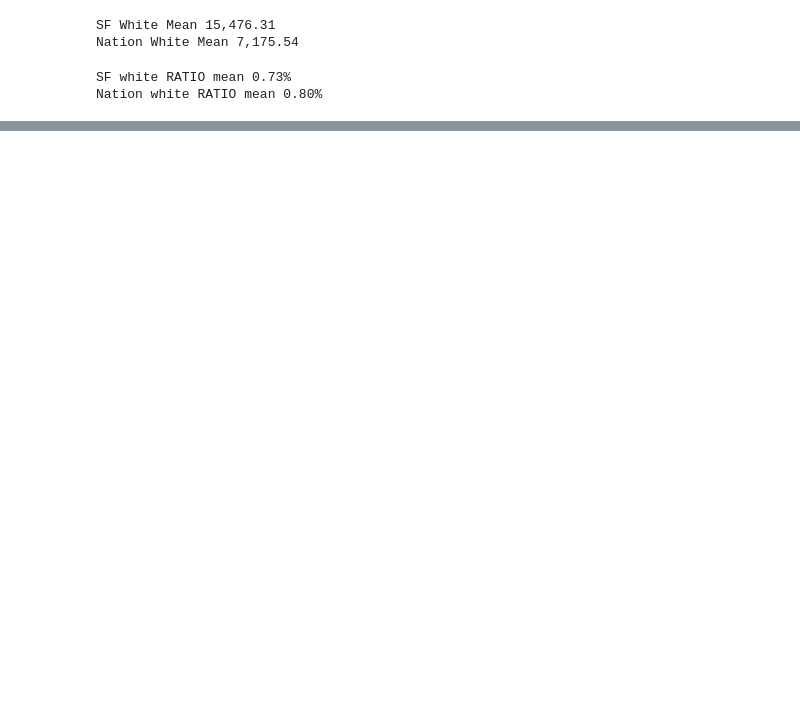
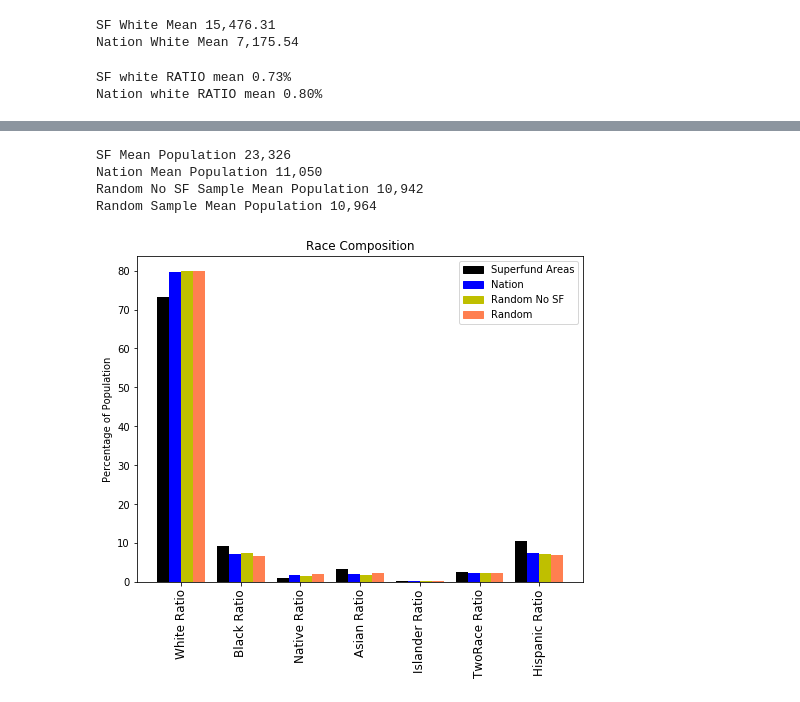
Before and after one commit to harshil753/Project1, a Jupyter notebook: FirstProject.ipynb, the cells around one changed output, grey strips where cells are left out. Saved outputs shown, nothing was run; the diff lists cells and outputs as text; code cells hidden in the pictures; blank space fills up the shorter version.

```diff
--- a/FirstProject.ipynb
+++ b/FirstProject.ipynb
@@ -550,0 +712,47 @@ plt.show()
+# %%
+print("SF Mean Population %s" % "{:,.0f}".format(sfcensus["Total"].mean()))
+print("Nation Mean Population %s" % "{:,.0f}".format(censusByZipCd2015_df["Total"].mean()))
+print("Random No SF Sample Mean Population %s" % "{:,.0f}".format(no_sf_subset["Total"].mean()))
+print("Random Sample Mean Population %s" % "{:,.0f}".format(random_subset["Total"].mean()))
+# %% [output]
+SF Mean Population 23,326
+Nation Mean Population 11,050
+Random No SF Sample Mean Population 10,942
+Random Sample Mean Population 10,964
+# %%
+popRatioLabels = ["White Ratio", "Black Ratio","Native Ratio","Asian Ratio","Islander Ratio","TwoRace Ratio","Hispanic Ratio"]
+
+x_axis = np.arange(len(popRatioLabels))
+sfRatios = []
+nationRatios = []
+randomNoSFSubsetRatios = []
+randomSubsetRatios = []
+for p in popRatioLabels:
+    sfRatios.append(sfcensus[p].dropna().mean() *100)
+    nationRatios.append(censusByZipCd2015_df[p].dropna().mean() *100)
+    randomNoSFSubsetRatios.append(no_sf_subset[p].dropna().mean()*100)
+    randomSubsetRatios.append(random_subset[p].dropna().mean()*100)
+
+fig = plt.figure(figsize=(8,6))
+ax = fig.add_subplot(1,1,1)
+ax.bar(x_axis, sfRatios,0.2, color="k")
+ax.bar(x_axis+0.2, nationRatios, 0.2, color="b")
+ax.bar(x_axis+0.4, randomNoSFSubsetRatios, 0.2, color="y")
+ax.bar(x_axis+0.6, randomSubsetRatios, 0.2, color="coral")
+handles, labels = ax.get_legend_handles_labels()
+
+tick_locations = [value + .3 for value in x_axis]
+plt.xticks(tick_locations, popRatioLabels, rotation="90", fontsize=12)
+plt.title("Race Composition")
+plt.ylabel("Percentage of Population")
+
+sfPatch = mpatches.Patch(color="k", label="Superfund Areas")
+nationPatch = mpatches.Patch(color="b", label="Nation")
+NoSFsubsetPatch = mpatches.Patch(color="y", label="Random No SF")
+subsetPatch = mpatches.Patch(color="coral", label="Random")
+plt.legend(handles=[sfPatch, nationPatch,NoSFsubsetPatch, subsetPatch])
+
+
+plt.show()
+# %% [output]
+[figure, added]
```
Also changed, not shown: parts of 52 cells of this notebook.
